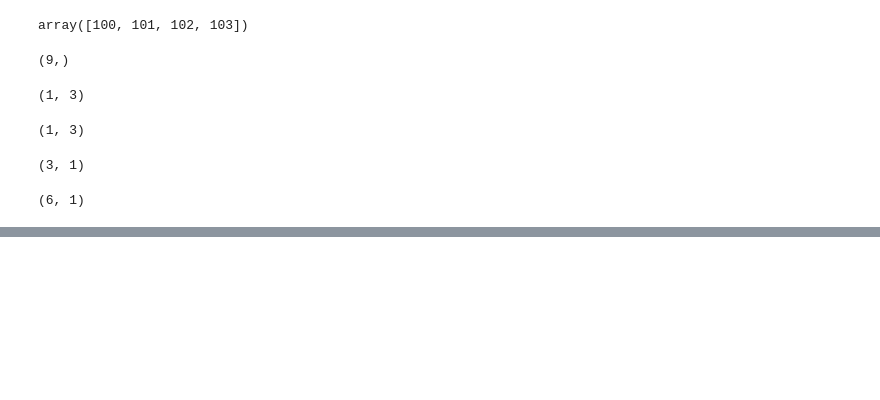
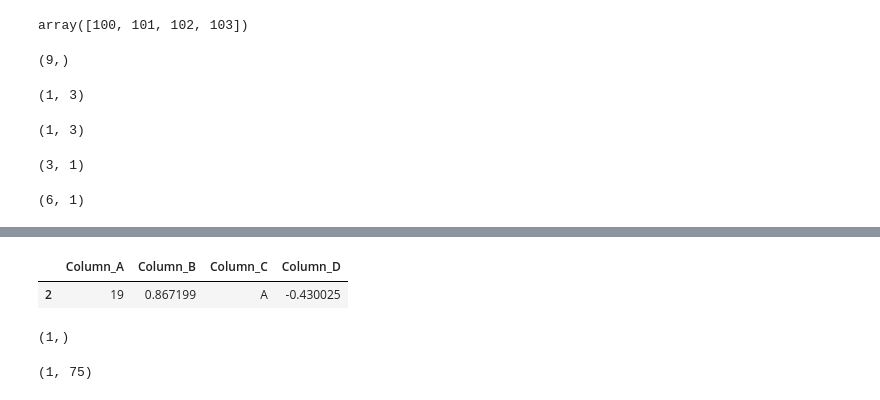
Before and after one commit to anilergan/AISMTB, a Jupyter notebook: worksheet.ipynb, the cells around one changed output, grey strips where cells are left out. Cells and saved outputs as stored; diff of their text form; code cells hidden in the pictures; blank space fills up the shorter version.

```diff
--- a/worksheet.ipynb
+++ b/worksheet.ipynb
@@ -267,0 +328,5 @@ uw.shape
+# %%
+df.iloc[2:3, :] # 4x1
+# %% [output]
+|  | Column_A | Column_B | Column_C | Column_D |
+| 2 | 19 | 0.867199 | A | -0.430025 |
@@ -267,0 +335,27 @@ uw.shape
+# %%
+
+df_u.loc[5, ['Column_A']].values.shape
+# %% [output]
+(1,)
+# %%
+np.array([[1.26129096e-02, 1.50468435e-02, 1.44900714e-02, 1.04060393e-02,
+        1.13500635e-02, 8.44333989e-03, 4.35308682e-03, 3.00936870e-03,
+        3.13689750e-03, 5.26911688e-03, 3.60502152e-03, 2.78386045e-03,
+        3.69211437e-03, 1.34682858e-03, 2.97048797e-04, 0.00000000e+00,
+        2.98604026e-04, 4.62525195e-03, 6.83212233e-03, 7.12917112e-03,
+        1.31774579e-02, 9.67663672e-03, 1.14418220e-02, 1.11307761e-02,
+        1.24013985e-02, 8.30181402e-03, 8.78704556e-03, 5.57083136e-03,
+        9.84304626e-03, 7.43555130e-03, 9.11830940e-03, 7.47598726e-03,
+        9.03121656e-03, 1.00327842e-02, 8.57553438e-03, 8.92701620e-03,
+        8.65796153e-03, 1.20592480e-02, 1.17761963e-02, 1.15444671e-02,
+        1.16533332e-02, 5.83210989e-03, 6.03117924e-03, 5.73101998e-03,
+        4.06692463e-03, 6.36710877e-03, 5.32821559e-03, 5.58793889e-03,
+        6.18514694e-03, 5.86165924e-03, 6.98453480e-03, 4.87719909e-03,
+        4.79010625e-03, 5.46507577e-03, 5.17580312e-03, 5.37487247e-03,
+        5.33910220e-03, 5.32199467e-03, 5.08404459e-03, 3.32974594e-03,
+        1.00000000e+00, 0.00000000e+00, 0.00000000e+00, 0.00000000e+00,
+        0.00000000e+00, 0.00000000e+00, 0.00000000e+00, 0.00000000e+00,
+        0.00000000e+00, 0.00000000e+00, 1.00000000e+00, 0.00000000e+00,
+        5.46429887e-01, 4.18646635e-01, 5.21350997e-01]]).shape
+# %% [output]
+(1, 75)
```
Also changed, not shown: parts of 10 cells of this notebook, 4 other files.
